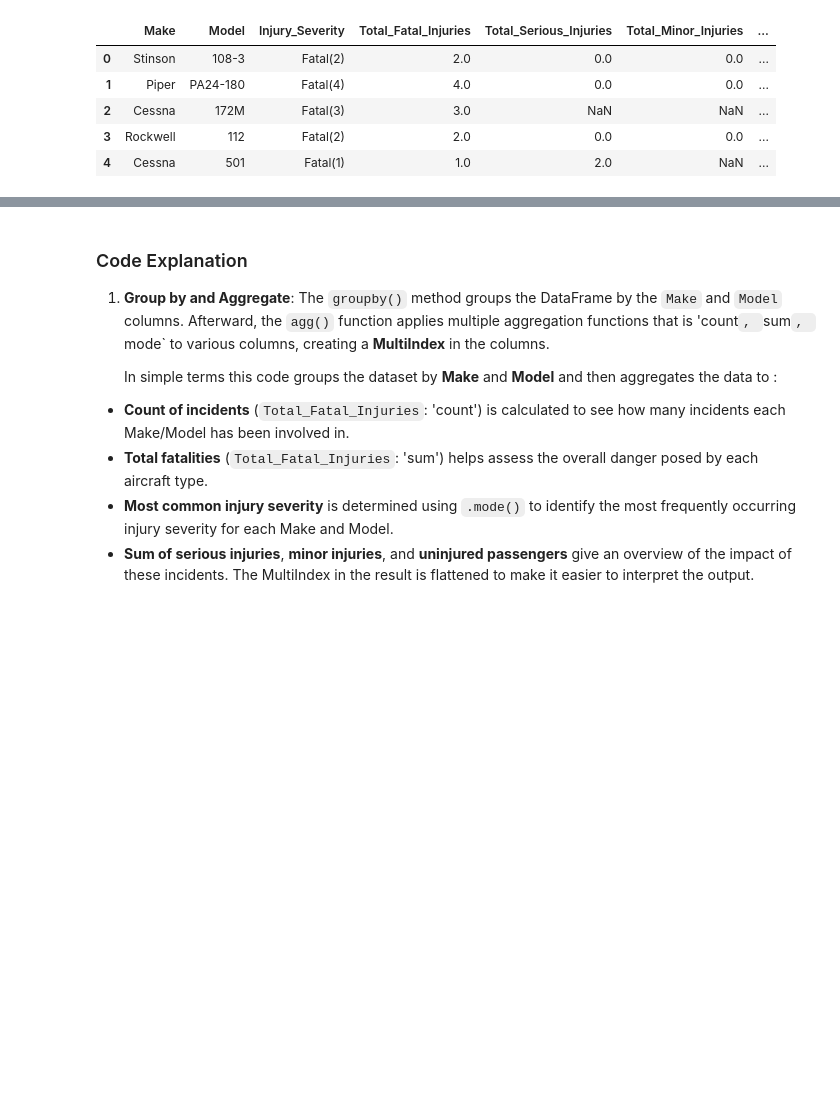
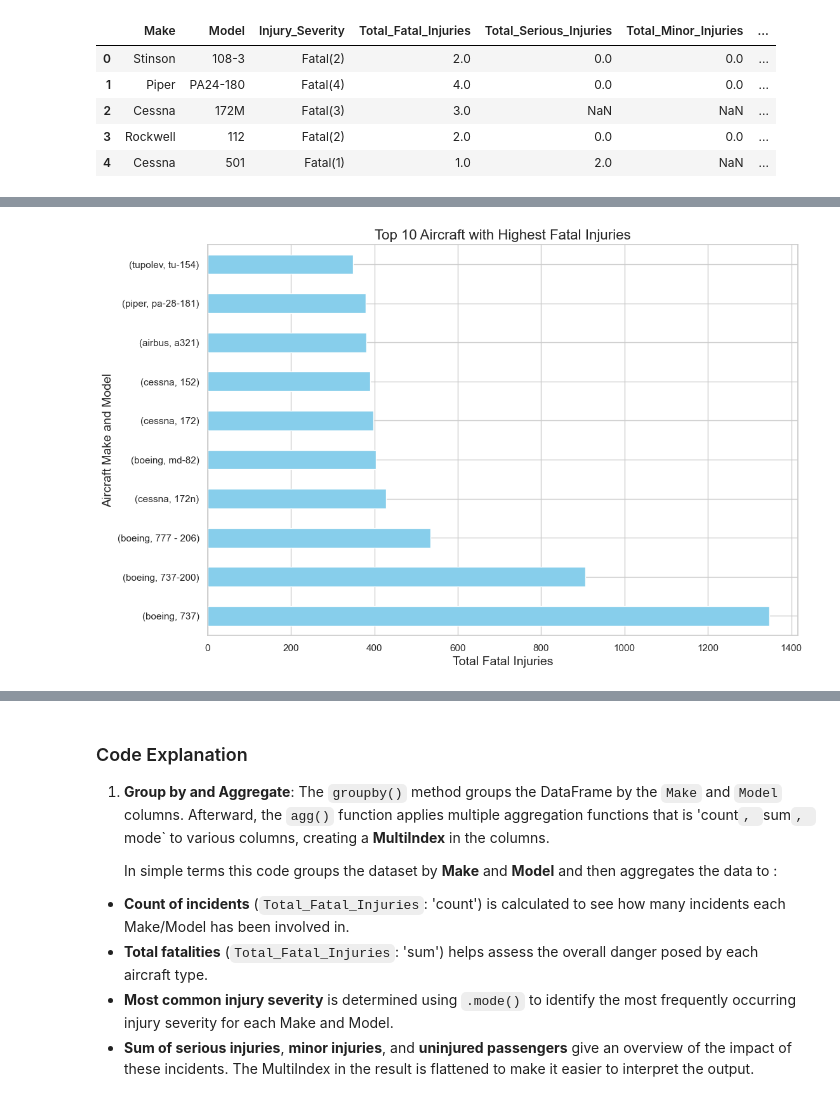
Before and after one commit to Marilyn2961/Aviation-Risk-Analysis, a Jupyter notebook: aviation_risk_analysis.ipynb, the cells around one changed output, grey strips where cells are left out. Saved outputs shown, nothing was run; the diff lists cells and outputs as text; code cells hidden in the pictures; blank space fills up the shorter version.

```diff
--- a/aviation_risk_analysis.ipynb
+++ b/aviation_risk_analysis.ipynb
@@ -234,0 +265,15 @@ aviation_df[selected_columns]
+# %%
+# Setting default style for seaborn plots
+sns.set(style="whitegrid")
+
+# Defining the selected columns for analysis
+selected_columns = ['Make', 'Model', 'Injury_Severity', 'Total_Fatal_Injuries',
+                    'Total_Serious_Injuries', 'Total_Minor_Injuries',
+                    'Total_Uninjured', 'Aircraft_damage', 'Purpose_of_flight',
+                    'Weather_Condition', 'Broad_phase_of_flight']
+
+# Reloading the selected columns in the DataFrame
+aviation_df[selected_columns]
+
+# preview of selected_columns
+aviation_df[selected_columns].head()
@@ -234,0 +291,29 @@ aviation_df[selected_columns]
+# %%
+# Group the dataset by 'Make' and 'Model' columns
+# Sum the 'Total_Fatal_Injuries' for each aircraft type
+# Sort the results in descending order to get aircraft with the highest fatalities first
+fatal_injuries_by_model = aviation_df.groupby(['Make', 'Model'])['Total_Fatal_Injuries'].sum().sort_values(ascending=False)
+
+# Create a new figure for plotting
+plt.figure(figsize=(12, 8))
+
+# Plot a horizontal bar chart for the top 10 aircraft models with the most fatal injuries
+fatal_injuries_by_model.head(10).plot(kind='barh', color='skyblue')
+
+# Add a title to the plot
+plt.title('Top 10 Aircraft with Highest Fatal Injuries', fontsize=16)
+
+# Label the x-axis
+plt.xlabel('Total Fatal Injuries', fontsize=14)
+
+# Label the y-axis
+plt.ylabel('Aircraft Make and Model', fontsize=14)
+
+#Export the graph
+plt.savefig( "Visualizations/bargraph.png",  dpi=500, bbox_inches="tight", facecolor='white',  transparent=False)
+
+
+# Display the plot
+plt.show()
+# %% [output]
+[figure, added]
```
Also changed, not shown: parts of 43 cells of this notebook, 10 other files.
